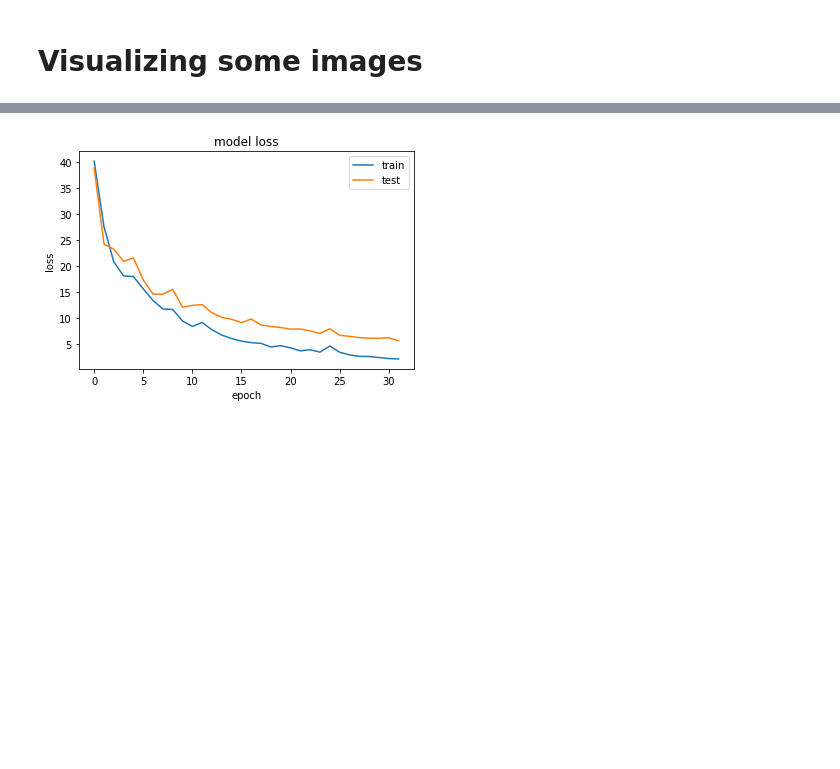
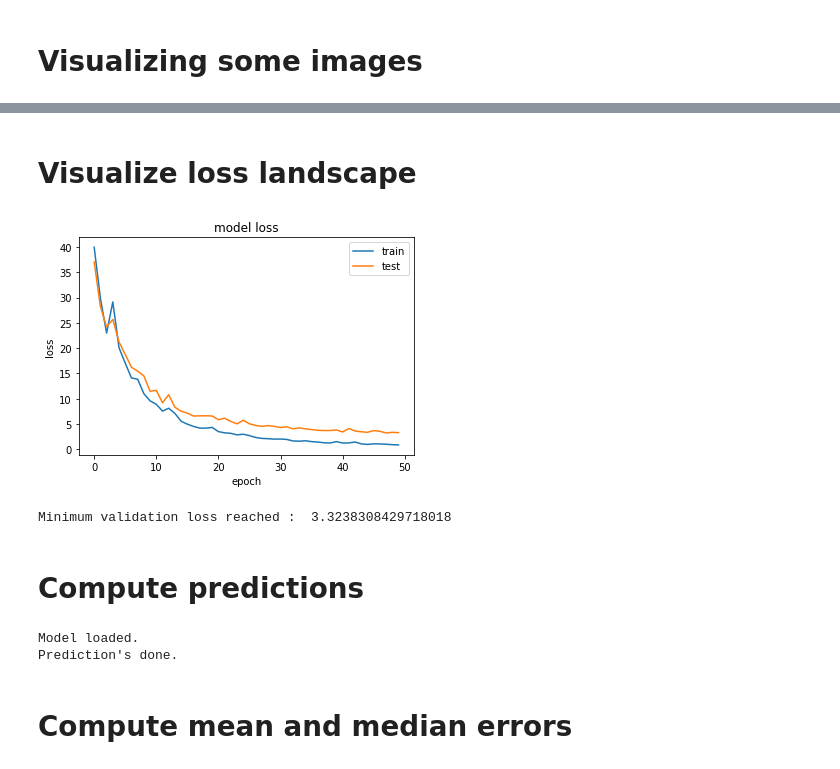
Before and after one commit to DanieleAngioni97/CV_Project, a Jupyter notebook: Localization.ipynb, the cells around one changed output, grey strips where cells are left out. Cells and saved outputs as stored; diff of their text form; code cells hidden in the pictures; blank space fills up the shorter version.

```diff
--- a/Localization.ipynb
+++ b/Localization.ipynb
@@ -247,22 +161,51 @@ history = model.fit(train_dataset,
                     validation_data = validation_dataset,
                     callbacks = callbacks_list,
                     workers = 8)
+# %% [markdown]
+# **Visualize loss landscape**
 # %%
-training_log = pd.read_csv("/content/drive/My Drive/Colab_Notebooks/CV_Project/loss/my_logs.csv").to_numpy()
+import matplotlib.pyplot as plt
+
+training_log = pd.read_csv("/content/drive/My Drive/Colab_Notebooks/CV_Project/loss/bestmodel_30-10.csv").to_numpy()
 
 loss = training_log[:,1]
 val_loss = training_log[:,2]
 
 #summarize history for loss
 plt.figure()
 plt.plot(list(loss))
 plt.plot(list(val_loss))
 plt.title('model loss')
 plt.ylabel('loss')
 plt.xlabel('epoch')
 plt.legend(['train', 'test'], loc='upper right')
-plt.savefig("/content/drive/My Drive/Colab_Notebooks/CV_Project/loss/" + 'loss.png')
+plt.savefig("/content/drive/My Drive/Colab_Notebooks/CV_Project/loss/" + 'bestmodel-LOSS_30-10.png')
 plt.show()
+
+print("Minimum validation loss reached : ", val_loss[-1])
 # %% [output]
-[figure, old version]
+[figure, new version]
+Minimum validation loss reached :  3.3238308429718018
+# %% [markdown]
+# **Compute predictions**
+# %%
+import pandas as pd
+from keras.preprocessing.image import ImageDataGenerator
+from keras.models import load_model
+import numpy as np
+import math
+
+model = load_model(MAIN_PATH + "/saved_models/bestmodel_30-10_epoch48__valloss_3.251297.hdf5")
+
+print("Model loaded.")
+
+predicted = model.predict(validation_dataset, batch_size = 1024)
+target = df_validation.to_numpy()[:,1:]
+
+print("Prediction's done.")
+# %% [output]
+Model loaded.
+Prediction's done.
+# %% [markdown]
+# **Compute mean and median errors**
 # %%
```
Also changed, not shown: parts of 12 cells of this notebook.
